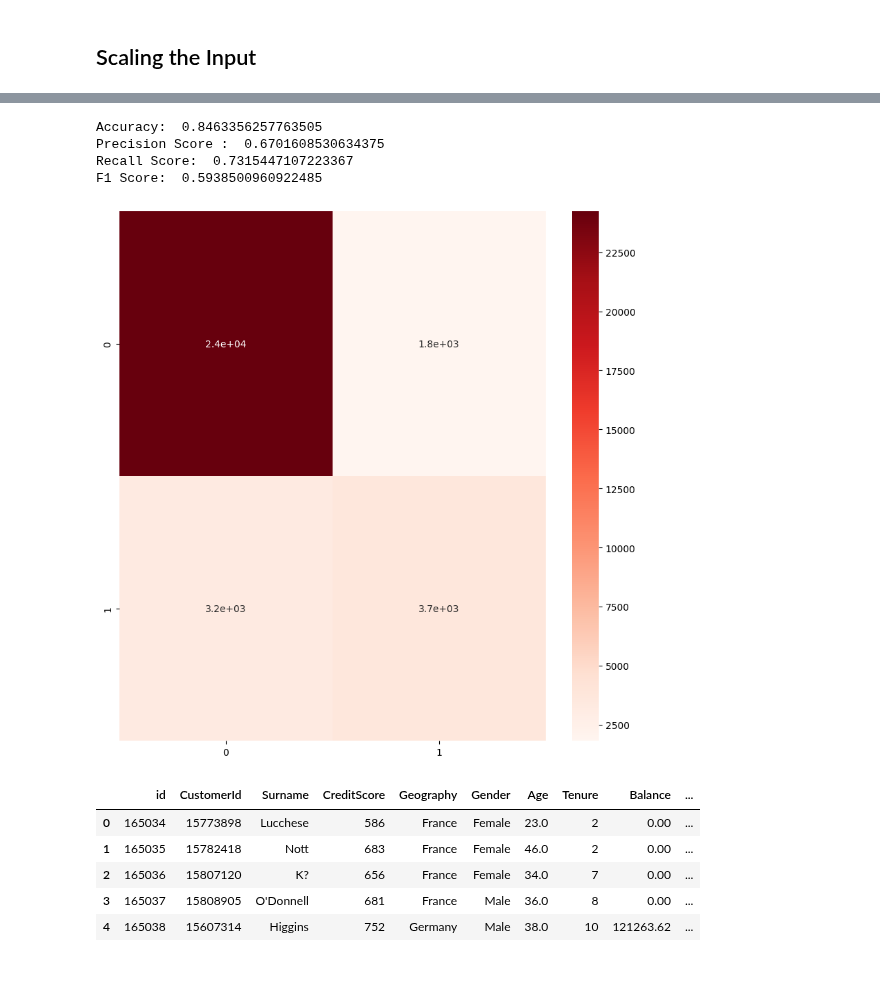
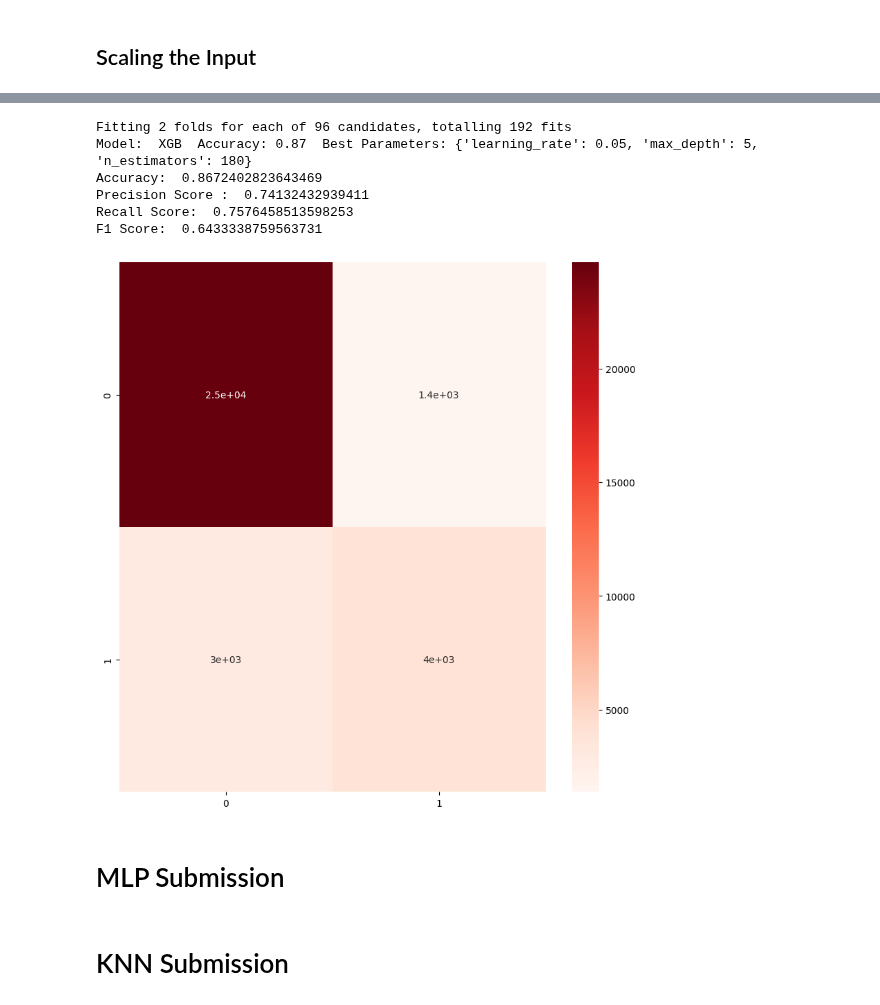
Before and after one commit to snajeebz/playground, a Jupyter notebook: binary-classification-machine-learning.ipynb, the cells around one changed output, grey strips where cells are left out. Saved outputs shown, nothing was run; the diff lists cells and outputs as text; code cells hidden in the pictures; blank space fills up the shorter version.

```diff
--- a/binary-classification-machine-learning.ipynb
+++ b/binary-classification-machine-learning.ipynb
@@ -285,6 +313,7 @@ F1 Score:  0.4115175735218773
 # %%
 from sklearn.ensemble import RandomForestClassifier
-rf =RandomForestClassifier(n_jobs=-1,verbose=1)
+param={'bootstrap': True, 'ccp_alpha': 0.0, 'max_depth': None, 'max_leaf_nodes': None, 'max_samples': None, 'min_impurity_decrease': 0.0, 'min_samples_leaf': 1, 'min_samples_split': 4, 'n_estimators': 110, 'warm_start': True}
+rf =RandomForestClassifier(bootstrap=True, ccp_alpha=0.0, max_depth=None, max_leaf_nodes=None, max_samples=None, min_impurity_decrease=0.0, min_samples_leaf=1, min_samples_split=4, n_estimators=110, warm_start=True)
 print ('Training the model')
 rf.fit(X_train,y_train)
 y_pred=rf.predict(X_test)
@@ -305,23 +321,64 @@ F1 Score:  0.615686274509804
 # %%
 from sklearn.neighbors import KNeighborsClassifier
-knn = KNeighborsClassifier(n_neighbors=5)
+
+knn = KNeighborsClassifier(n_neighbors=4, weights="uniform", algorithm="ball_tree", leaf_size=30, p=2, metric="minkowski", metric_params=None, n_jobs=-1)
 knn.fit(X_train,y_train)
 y_pred=knn.predict(X_test)
 evaluate(y_test,y_pred)
-# %% [output]
-Accuracy:  0.8463356257763505
-Precision Score :  0.6701608530634375
-Recall Score:  0.7315447107223367
-F1 Score:  0.5938500960922485
-[figure, removed]
+# %%
+from sklearn.tree import DecisionTreeClassifier
+dt = DecisionTreeClassifier(ccp_alpha= 0.0, max_depth= None, max_leaf_nodes= None, min_samples_leaf= 1, min_samples_split=4, random_state=42)
+dt.fit(X_train,y_train)
+y_pred=dt.predict(X_test)
+evaluate(y_test,y_pred)
+# %%
+from sklearn.metrics import accuracy_score, precision_score, classification_report
+from sklearn.neighbors import KNeighborsClassifier
+from sklearn.ensemble import RandomForestClassifier
+from sklearn.neural_network import MLPClassifier
+from sklearn.metrics import accuracy_score
+from sklearn.model_selection import GridSearchCV
+from sklearn.svm import SVC
+from sklearn.tree import DecisionTreeClassifier
+
+models = {
+  # 'MLP':MLPClassifier(),
+ #   'DT': DecisionTreeClassifier(),
+  #  'RF': RandomForestClassifier(),
+  #  'SVM': SVC()
+    'XGB' : xgb.XGBClassifier(objective="binary:logistic",seed=42, verbose=2)
+
+
+}
+grid_param={
+   # 'MLP': {'solver': ['lbfgs', 'sgd', 'adam'], 'early_stopping':[1],'activation': ['tanh', 'relu'], 'max_iter': [200], 'alpha': 10.0 ** -np.arange(1, 10), 'hidden_layer_sizes':np.arange(10, 15), 'random_state':[0,5,9], 'learning_rate': ['adaptive'],'verbose':[0] },
+   # 'RF': {'bootstrap': [True, False], 'ccp_alpha': [0.0], 'max_depth': [None], 'max_leaf_nodes': [None], 'max_samples': [None], 'min_impurity_decrease': [0.0, 0.1, 0.01, 0.001], 'min_samples_leaf': [1], 'min_samples_split': np.arange(1,5,1), 'n_estimators': np.arange(10,130,10), 'warm_start': [True, False] },
+   # 'DT': {'ccp_alpha': np.arange(0,1.0,0.2), 'max_depth': [None], 'max_leaf_nodes': [None], 'min_samples_leaf': [1], 'min_samples_split': np.arange(1,5,1), 'random_state': [42] },
+   # 'SVM': {'C': [0.2, 0.8, 1.0], 'coef0': [0.0],'degree': [3, 5, 10, 25], 'random_state': [42], 'tol': [0.0001, 0.001, 0.00001], 'kernel':['linear', 'poly', 'rbf', 'sigmoid', 'precomputed'] }
+     'XGB':  {'max_depth': range (2, 10, 1),'n_estimators': range(60, 220, 40),'learning_rate': [0.1, 0.01, 0.05]}
+}
+
+for name,mod in tqdm(models.items()):
+   gs = GridSearchCV(estimator=mod, param_grid=grid_param[name], verbose=3, cv=2,n_jobs=-1, scoring='accuracy')
+   gs.fit(X_train,np.array(y_train).ravel())
+   print('Model: ', name, ' Accuracy:',format(gs.best_score_,".2f"),  ' Best Parameters:',gs.best_params_)
+   y_pred=gs.predict(X_test)
+   evaluate(y_test,y_pred)
+# Model:  DT  Accuracy: 0.80  Best Parameters: {'ccp_alpha': 0.0, 'max_depth': None, 'max_leaf_nodes': None, 'min_samples_leaf': 1, 'min_samples_split': 4, 'random_state': 42}
+#Model:  RF  Accuracy: 0.86  Best Parameters: {'bootstrap': True, 'ccp_alpha': 0.0, 'max_depth': None, 'max_leaf_nodes': None, 'max_samples': None, 'min_impurity_decrease': 0.0, 'min_samples_leaf': 1, 'min_samples_split': 4, 'n_estimators': 110, 'warm_start': True}
+#Model:  MLP  Accuracy: 0.86  Best Parameters: {'activation': 'relu', 'alpha': 1e-08, 'early_stopping': 1, 'hidden_layer_sizes': 13, 'learning_rate': 'adaptive', 'max_iter': 200, 'random_state': 9, 'solver': 'lbfgs', 'verbose': 0}
+# %% [output]
+Fitting 2 folds for each of 96 candidates, totalling 192 fits
+Model:  XGB  Accuracy: 0.87  Best Parameters: {'learning_rate': 0.05, 'max_depth': 5, 'n_estimators': 180}
+Accuracy:  0.8672402823643469
+Precision Score :  0.74132432939411
+Recall Score:  0.7576458513598253
+F1 Score:  0.6433338759563731
+[figure, added]
+# %% [markdown]
+# MLP Submission
 # %%
 y=(np.round_(clf.predict_proba(scale(test_df)), decimals=1))
 test['Exited']=[val[1] for val in y]
-test.head()
+submission=test[['id','Exited']]
+submission.to_csv('mlpsubmission.csv', index=False)
-# %% [output]
-|  | id | CustomerId | Surname | CreditScore | Geography | Gender | Age | Tenure | Balance | ... |
-| 0 | 165034 | 15773898 | Lucchese | 586 | France | Female | 23.0 | 2 | 0.00 | ... |
-| 1 | 165035 | 15782418 | Nott | 683 | France | Female | 46.0 | 2 | 0.00 | ... |
-| 2 | 165036 | 15807120 | K? | 656 | France | Female | 34.0 | 7 | 0.00 | ... |
-| 3 | 165037 | 15808905 | O'Donnell | 681 | France | Male | 36.0 | 8 | 0.00 | ... |
-| 4 | 165038 | 15607314 | Higgins | 752 | Germany | Male | 38.0 | 10 | 121263.62 | ... |
@@ -330,0 +385,2 @@ submission.to_csv('submission.csv', index=False)
+# %% [markdown]
+# KNN Submission
```
Also changed, not shown: parts of 14 cells of this notebook.
